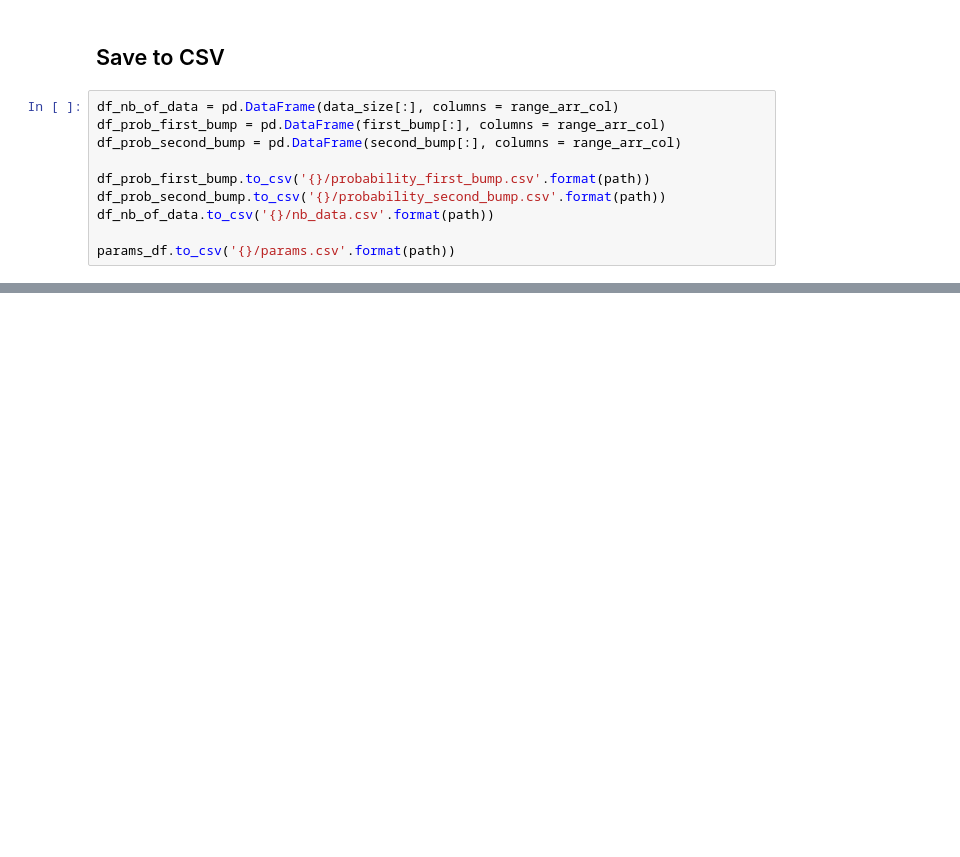
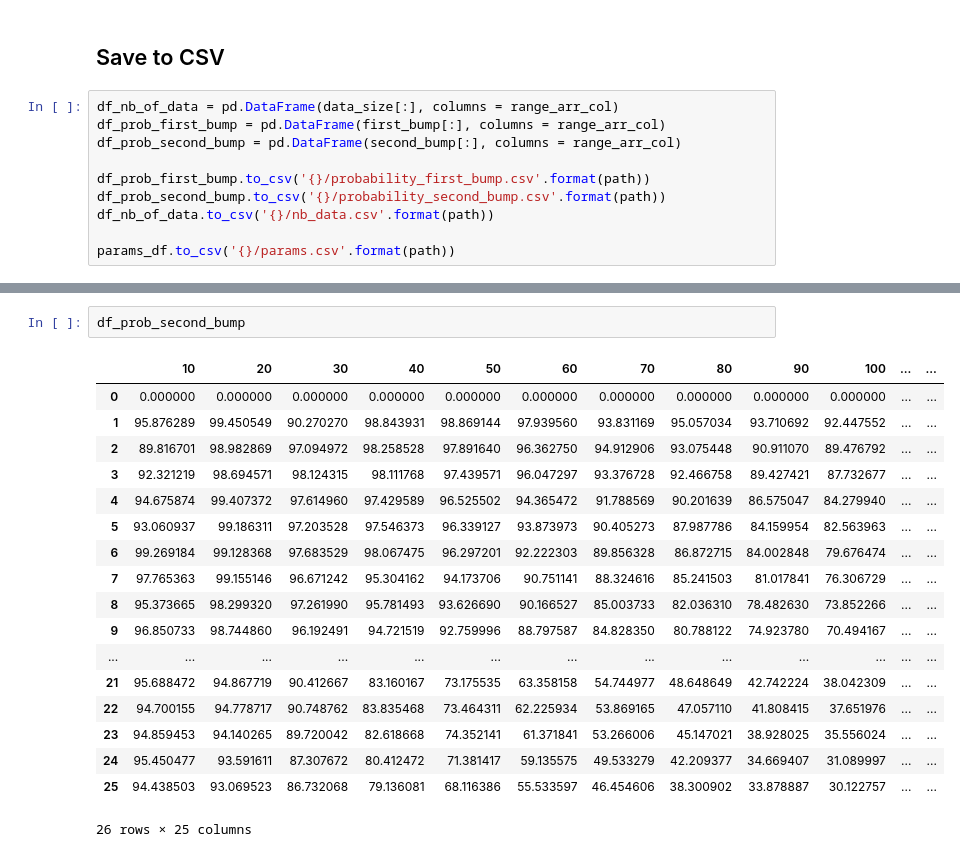
Before and after one commit to fazlurnu/adsb_reception_model_opensky, a Jupyter notebook: scripts/get_reception_prob.ipynb, the cells around one changed output, grey strips where cells are left out. Cells and saved outputs as stored; diff of their text form; blank space fills up the shorter version.

```diff
--- a/scripts/get_reception_prob.ipynb
+++ b/scripts/get_reception_prob.ipynb
@@ -311,0 +357,21 @@ params_df.to_csv('{}/params.csv'.format(path))
+# %%
+df_prob_second_bump
+# %% [output]
+|  | 10 | 20 | 30 | 40 | 50 | 60 | 70 | 80 | 90 | 100 | ... | ... |
+| 0 | 0.000000 | 0.000000 | 0.000000 | 0.000000 | 0.000000 | 0.000000 | 0.000000 | 0.000000 | 0.000000 | 0.000000 | ... | ... |
+| 1 | 95.876289 | 99.450549 | 90.270270 | 98.843931 | 98.869144 | 97.939560 | 93.831169 | 95.057034 | 93.710692 | 92.447552 | ... | ... |
+| 2 | 89.816701 | 98.982869 | 97.094972 | 98.258528 | 97.891640 | 96.362750 | 94.912906 | 93.075448 | 90.911070 | 89.476792 | ... | ... |
+| 3 | 92.321219 | 98.694571 | 98.124315 | 98.111768 | 97.439571 | 96.047297 | 93.376728 | 92.466758 | 89.427421 | 87.732677 | ... | ... |
+| 4 | 94.675874 | 99.407372 | 97.614960 | 97.429589 | 96.525502 | 94.365472 | 91.788569 | 90.201639 | 86.575047 | 84.279940 | ... | ... |
+| 5 | 93.060937 | 99.186311 | 97.203528 | 97.546373 | 96.339127 | 93.873973 | 90.405273 | 87.987786 | 84.159954 | 82.563963 | ... | ... |
+| 6 | 99.269184 | 99.128368 | 97.683529 | 98.067475 | 96.297201 | 92.222303 | 89.856328 | 86.872715 | 84.002848 | 79.676474 | ... | ... |
+| 7 | 97.765363 | 99.155146 | 96.671242 | 95.304162 | 94.173706 | 90.751141 | 88.324616 | 85.241503 | 81.017841 | 76.306729 | ... | ... |
+| 8 | 95.373665 | 98.299320 | 97.261990 | 95.781493 | 93.626690 | 90.166527 | 85.003733 | 82.036310 | 78.482630 | 73.852266 | ... | ... |
+| 9 | 96.850733 | 98.744860 | 96.192491 | 94.721519 | 92.759996 | 88.797587 | 84.828350 | 80.788122 | 74.923780 | 70.494167 | ... | ... |
+| ... | ... | ... | ... | ... | ... | ... | ... | ... | ... | ... | ... | ... |
+| 21 | 95.688472 | 94.867719 | 90.412667 | 83.160167 | 73.175535 | 63.358158 | 54.744977 | 48.648649 | 42.742224 | 38.042309 | ... | ... |
+| 22 | 94.700155 | 94.778717 | 90.748762 | 83.835468 | 73.464311 | 62.225934 | 53.869165 | 47.057110 | 41.808415 | 37.651976 | ... | ... |
+| 23 | 94.859453 | 94.140265 | 89.720042 | 82.618668 | 74.352141 | 61.371841 | 53.266006 | 45.147021 | 38.928025 | 35.556024 | ... | ... |
+| 24 | 95.450477 | 93.591611 | 87.307672 | 80.412472 | 71.381417 | 59.135575 | 49.533279 | 42.209377 | 34.669407 | 31.089997 | ... | ... |
+| 25 | 94.438503 | 93.069523 | 86.732068 | 79.136081 | 68.116386 | 55.533597 | 46.454606 | 38.300902 | 33.878887 | 30.122757 | ... | ... |
+26 rows × 25 columns
```
Also changed, not shown: parts of 11 cells of this notebook.
